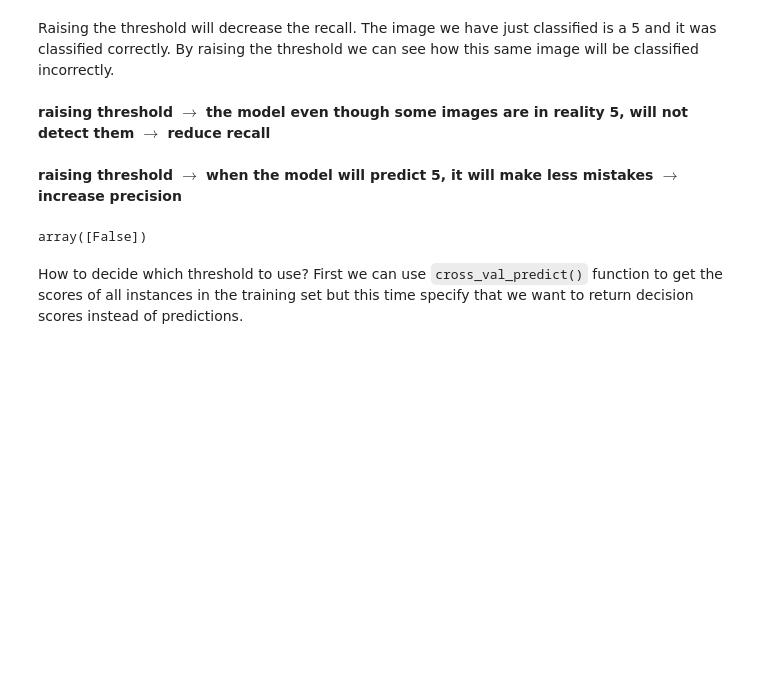
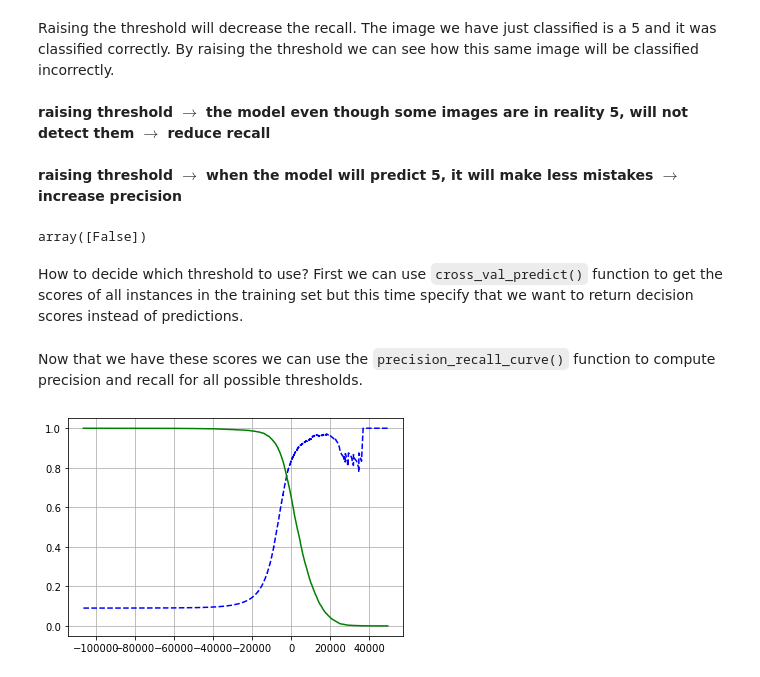
Before and after one commit to faresalouf/Machine_Learning, a Jupyter notebook: 2_Classification.ipynb, the cells around one changed output. Cells and saved outputs as stored; diff of their text form; code cells hidden in the pictures; blank space fills up the shorter version.

```diff
--- a/2_Classification.ipynb
+++ b/2_Classification.ipynb
@@ -304,3 +304,21 @@ array([False])
 How to decide which threshold to use? First we can use `cross_val_predict()` function to get the scores of all instances in the training set but this time specify that we want to return decision scores instead of predictions.
 # %%
 y_scores = cross_val_predict(sgd_clf, X_train, y_train_5, cv = 3, method = 'decision_function')
+# %% [markdown]
+Now that we have these scores we can use the `precision_recall_curve()` function to compute precision and recall for all possible thresholds.
+# %%
+from sklearn.metrics import precision_recall_curve
+precisions,recalls,thresholds = precision_recall_curve(y_train_5,y_scores)
+# %%
+# Finally let's plot the precision and recall as functions of the threshold value
+
+def plot_precision_recall_vs_threshold(precisions,recalls,thresholds):
+    plt.plot(thresholds,precisions[:-1],'b--', label = 'Precision')
+    plt.plot(thresholds,recalls[:-1],'g-', label = 'Recall')
+
+    plt.grid()
+
+plot_precision_recall_vs_threshold(precisions,recalls,thresholds)
+plt.show()
+# %% [output]
+[figure, added]
```
Also changed, not shown: parts of 2 cells of this notebook.
